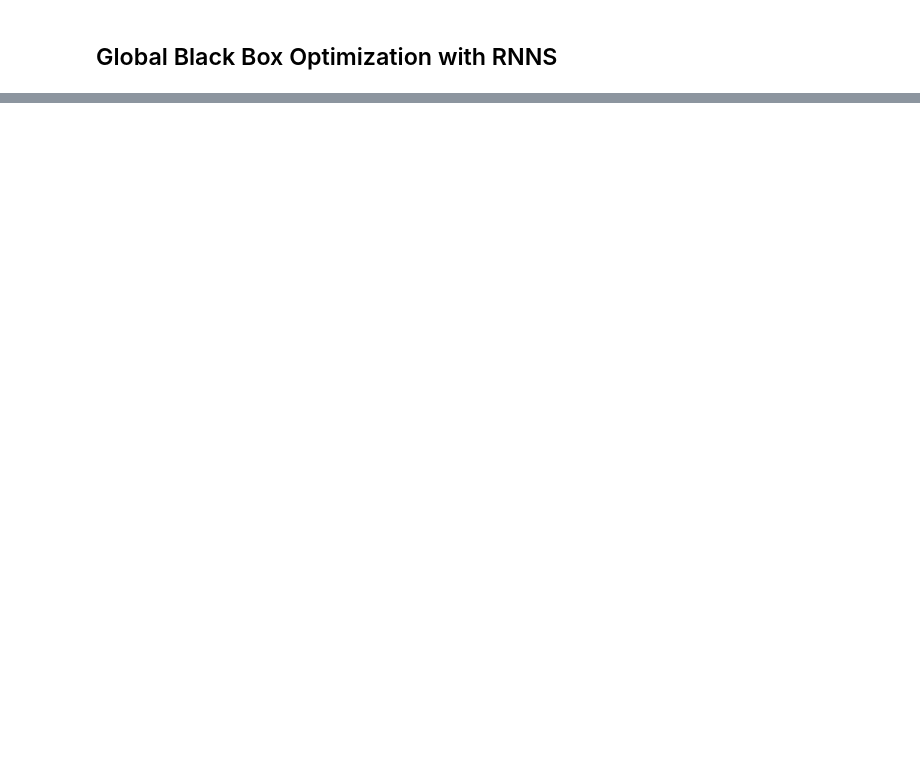
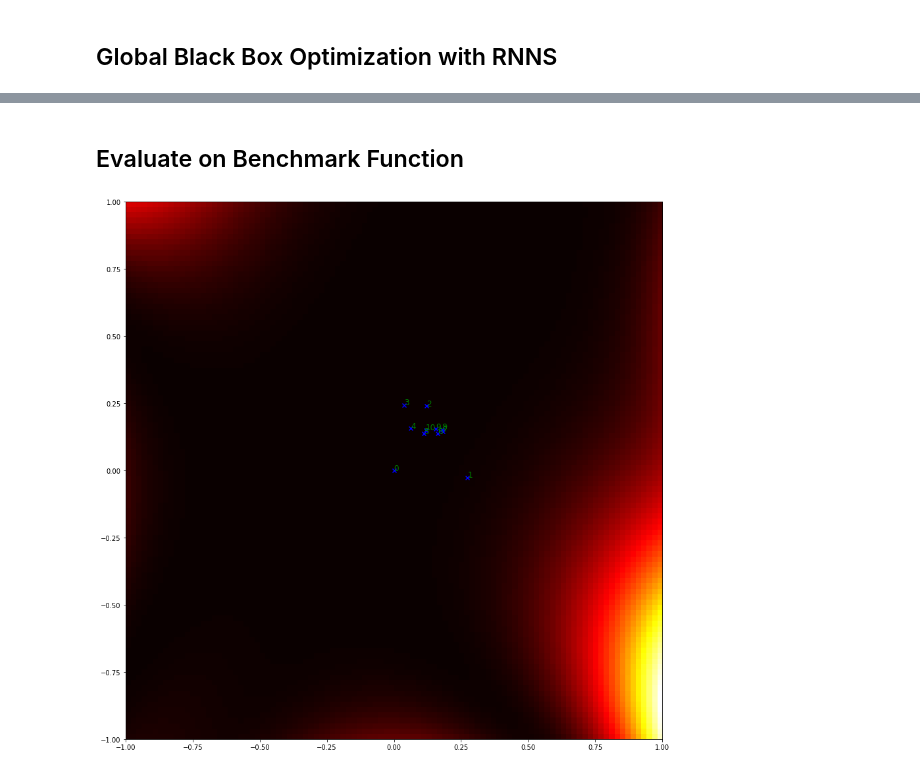
Before and after one commit to p16i/blackbox-optimization-using-rnns, a Jupyter notebook: GPOptimizeLSTM.ipynb, the cells around one changed output, grey strips where cells are left out. Drawn from its saved outputs; the diff is of its cells as text; code cells hidden in the pictures; blank space fills up the shorter version.

Commit message:
benchmarkfunctions in 2D included + better results in 2D

```diff
--- a/GPOptimizeLSTM.ipynb
+++ b/GPOptimizeLSTM.ipynb
@@ -144,7 +143,7 @@ loss_type = ["MIN", "SUM", "WSUM", "EI"][0]
 visualize = True
 # %%
 X_train, A_train, min_train, max_train, X_test, A_test, min_test, max_test = \
-                                    gen_data(n_train, n_test, dim, n_gp_samples, n_mc_samples)
+                                    gen_data(n_train, n_test, dim, n_bumps, n_mc_samples)
 # %%
 # Visualize Training Data
 if visualize:
@@ -158,14 +157,25 @@ if visualize:
 # Create Model
 size = tf.placeholder(tf.int32,[])
 
-Xt = tf.placeholder(tf.float32, [None, n_gp_samples, dim])
-At = tf.placeholder(tf.float32, [None, n_gp_samples, 1])
+Xt = tf.placeholder(tf.float32, [None, n_bumps, dim])
+At = tf.placeholder(tf.float32, [None, n_bumps, 1])
 mint = tf.placeholder(tf.float32, [None, 1])
 maxt = tf.placeholder(tf.float32, [None, 1])
 
 f = lambda x: normalize(mint, maxt, GPTF(Xt, At, x))
 
-samples_x, samples_y = lstm_model(f)
+# Create LSTM cell
+cell = tf.contrib.rnn.LSTMCell(num_units = n_hidden, reuse=None)
+cell(tf.zeros([size, dim +1]), (tf.zeros([size, n_hidden]),tf.zeros([size, n_hidden])), scope='rnn_cell')
+cell = tf.contrib.rnn.LSTMCell(num_units = n_hidden, reuse=True)
+
+# Create output weights
+weights = {
+    'W_x': tf.Variable(tf.random_normal([n_hidden, dim])),
+    'b_x': tf.Variable(tf.random_normal([dim]))
+}
+
+samples_x, samples_y = lstm_model(f, cell, weights)
 # %%
 f_min = tf.reduce_mean(tf.reduce_min(samples_y, axis = 0))
 
@@ -233,0 +247,12 @@ if visualize:
+# %% [markdown]
+## Evaluate on Benchmark Function
+# %%
+f_bm = [bf.branin, bf.goldstein_price][1]
+f_bm_tf = [bf.branin_tf, bf.goldstein_price_tf][1]
+# %%
+samples_benchmark_x, _ = sess.run(lstm_model(f_bm_tf, cell, weights), feed_dict={size: 1})
+samples_benchmark_x = np.array(samples_benchmark_x).reshape(n_steps+1,1, dim).transpose((1,0,2))
+# %%
+viz.plot_result(f_bm, 2, 1, samples_benchmark_x)
+# %% [output]
+[figure, added]
```
Also changed, not shown: parts of 14 cells of this notebook, 2 other files.
